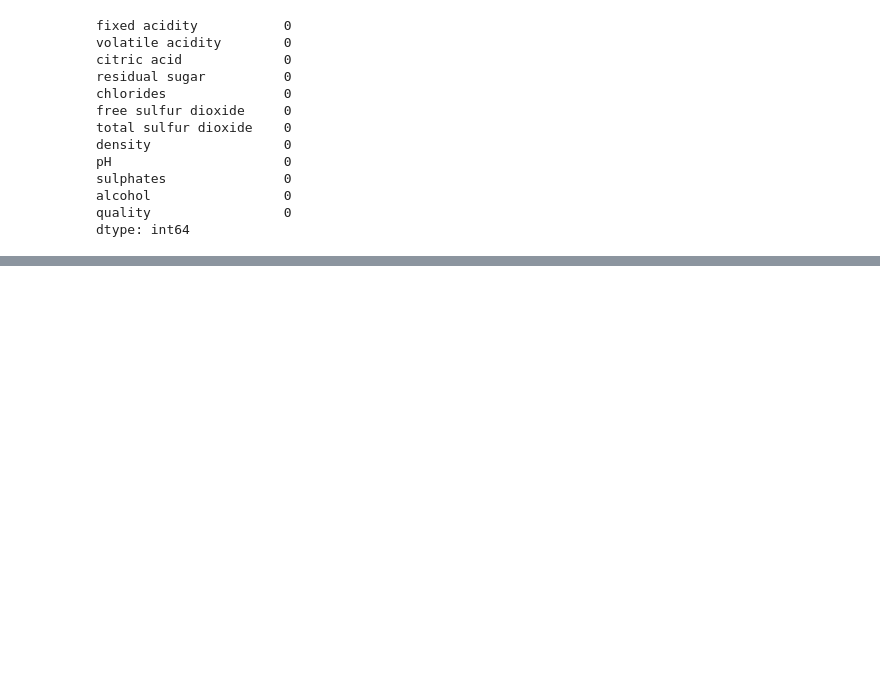
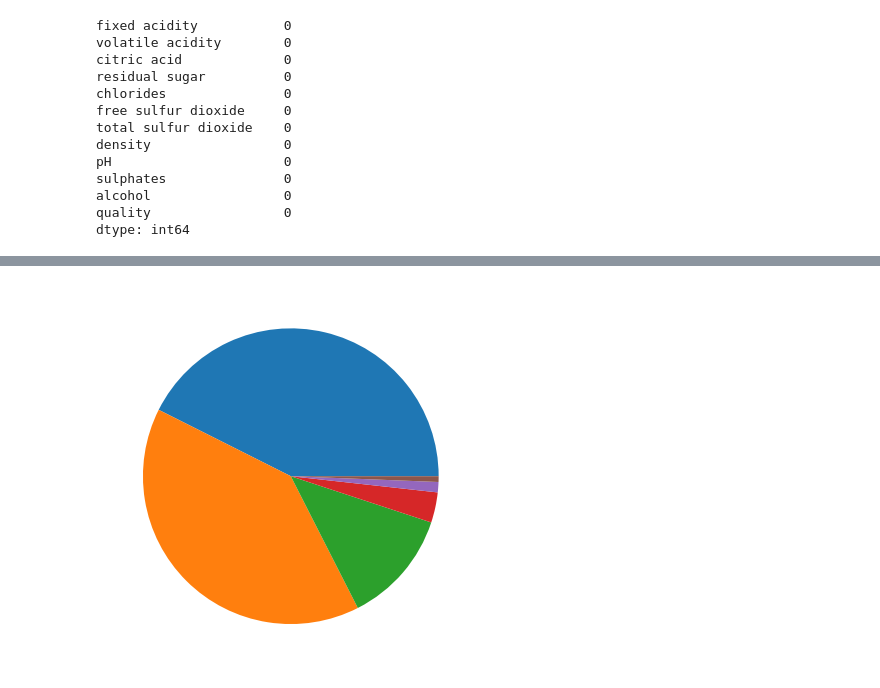
Before and after one commit to NiaLucia/Sprint2, a Jupyter notebook: wine_project.ipynb, the cells around one changed output, grey strips where cells are left out. Saved outputs shown, nothing was run; the diff lists cells and outputs as text; code cells hidden in the pictures; blank space fills up the shorter version.

```diff
--- a/wine_project.ipynb
+++ b/wine_project.ipynb
@@ -233,0 +240,10 @@ pd.concat([red_wines.describe(), white_wines.describe()], axis=1, keys=["Red Win
+# %%
+# pie chart quantity red and white wines
+
+data = [red_wines, white_wines]
+keys = ['Red Wine', 'White Wine']
+
+plt.pie(red_wines["quality"].value_counts())
+plt.show()
+# %% [output]
+[figure, added]
```
Also changed, not shown: parts of 9 cells of this notebook, 3 other files.
